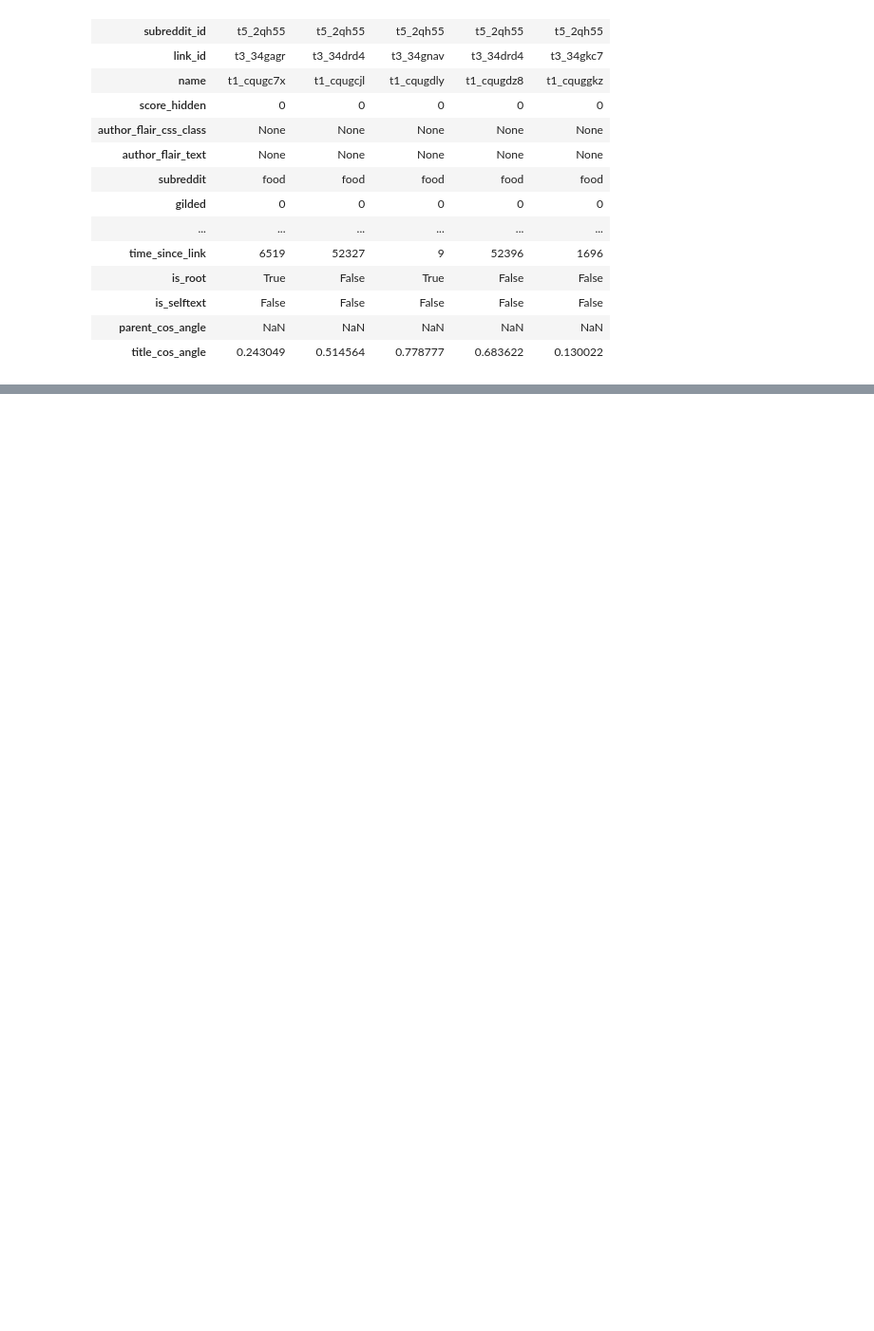
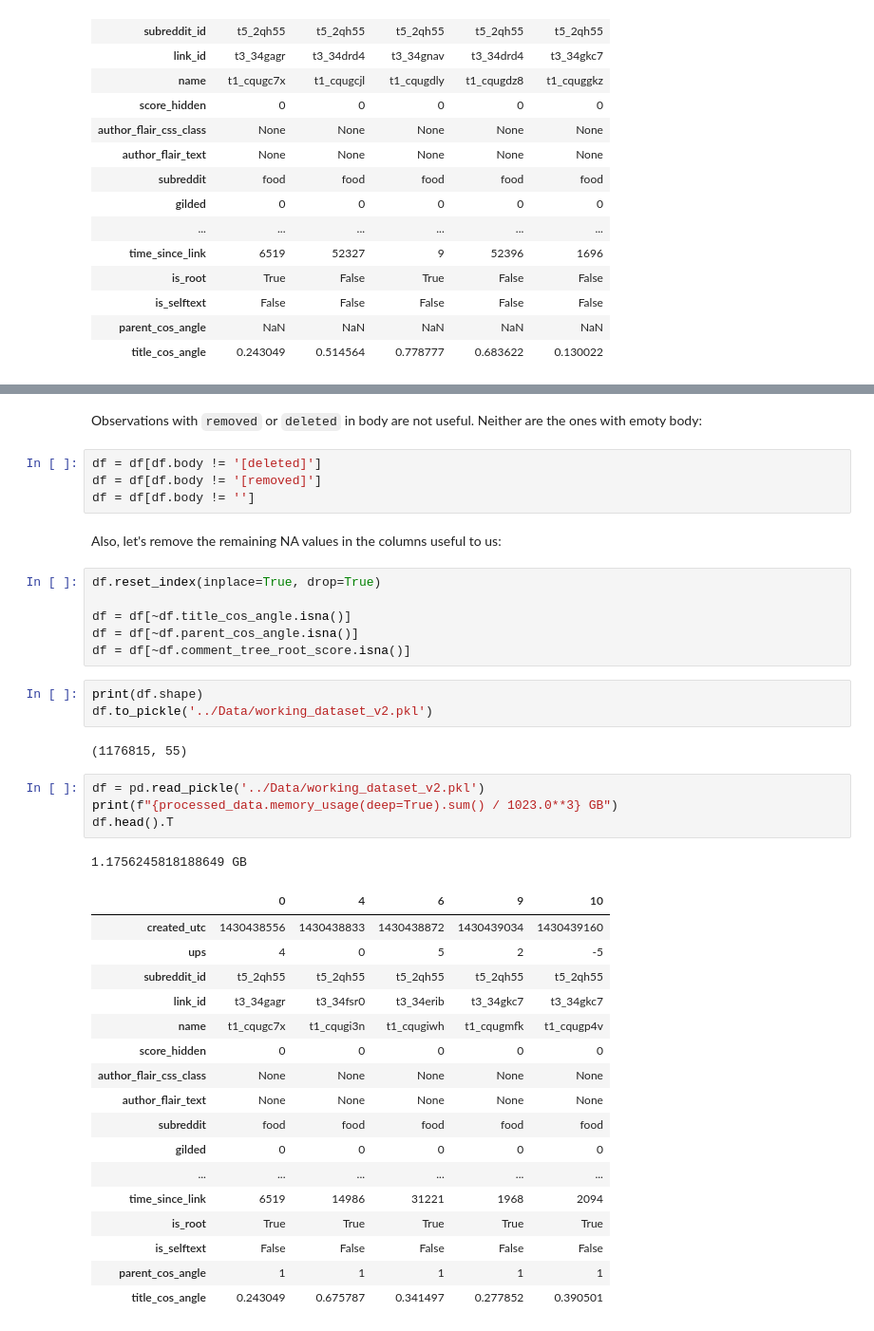
Before and after one commit to Prakhar-USF/ml-reddit, a Jupyter notebook: data_processing/add_scraped_data_v2.ipynb, the cells around one changed output, grey strips where cells are left out. Shown: that part at 95% size. Cells and saved outputs as stored; diff of their text form; blank space fills up the shorter version.

Commit message:
Added final touchups to dataframe

```diff
--- a/data_processing/add_scraped_data_v2.ipynb
+++ b/data_processing/add_scraped_data_v2.ipynb
@@ -323,0 +340,42 @@ df.head().T
+# %% [markdown]
+Observations with `removed` or `deleted` in body are not useful. Neither are the ones with emoty body:
+# %%
+df = df[df.body != '[deleted]']
+df = df[df.body != '[removed]']
+df = df[df.body != '']
+# %% [markdown]
+Also, let's remove the remaining NA values in the columns useful to us:
+# %%
+df.reset_index(inplace=True, drop=True)
+
+df = df[~df.title_cos_angle.isna()]
+df = df[~df.parent_cos_angle.isna()]
+df = df[~df.comment_tree_root_score.isna()]
+# %%
+print(df.shape)
+df.to_pickle('../Data/working_dataset_v2.pkl')
+# %% [output]
+(1176815, 55)
+# %%
+df = pd.read_pickle('../Data/working_dataset_v2.pkl')
+print(f"{processed_data.memory_usage(deep=True).sum() / 1023.0**3} GB")
+df.head().T
+# %% [output]
+1.1756245818188649 GB
+|  | 0 | 4 | 6 | 9 | 10 |
+| created_utc | 1430438556 | 1430438833 | 1430438872 | 1430439034 | 1430439160 |
+| ups | 4 | 0 | 5 | 2 | -5 |
+| subreddit_id | t5_2qh55 | t5_2qh55 | t5_2qh55 | t5_2qh55 | t5_2qh55 |
+| link_id | t3_34gagr | t3_34fsr0 | t3_34erib | t3_34gkc7 | t3_34gkc7 |
+| name | t1_cqugc7x | t1_cqugi3n | t1_cqugiwh | t1_cqugmfk | t1_cqugp4v |
+| score_hidden | 0 | 0 | 0 | 0 | 0 |
+| author_flair_css_class | None | None | None | None | None |
+| author_flair_text | None | None | None | None | None |
+| subreddit | food | food | food | food | food |
+| gilded | 0 | 0 | 0 | 0 | 0 |
+| ... | ... | ... | ... | ... | ... |
+| time_since_link | 6519 | 14986 | 31221 | 1968 | 2094 |
+| is_root | True | True | True | True | True |
+| is_selftext | False | False | False | False | False |
+| parent_cos_angle | 1 | 1 | 1 | 1 | 1 |
+| title_cos_angle | 0.243049 | 0.675787 | 0.341497 | 0.277852 | 0.390501 |
```
Also changed, not shown: parts of 7 cells of this notebook.
